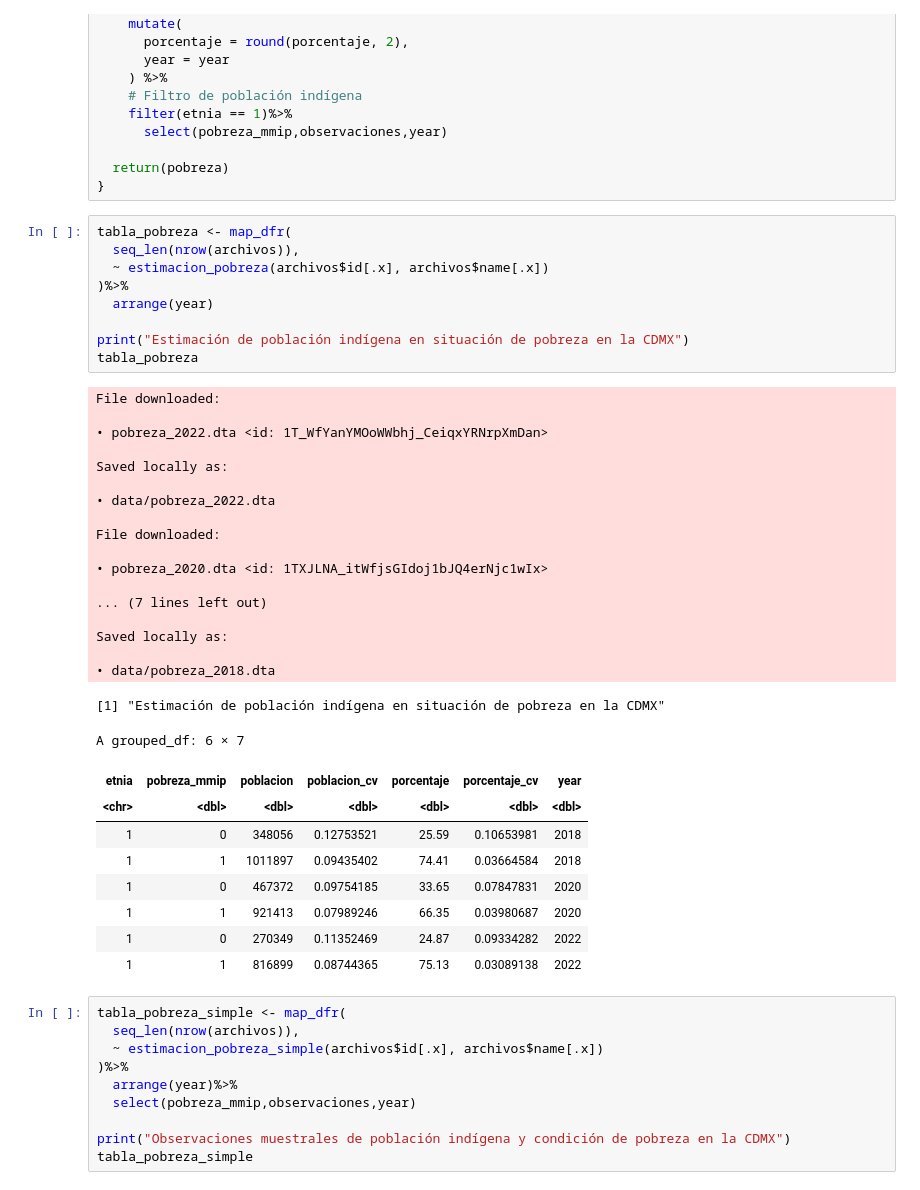
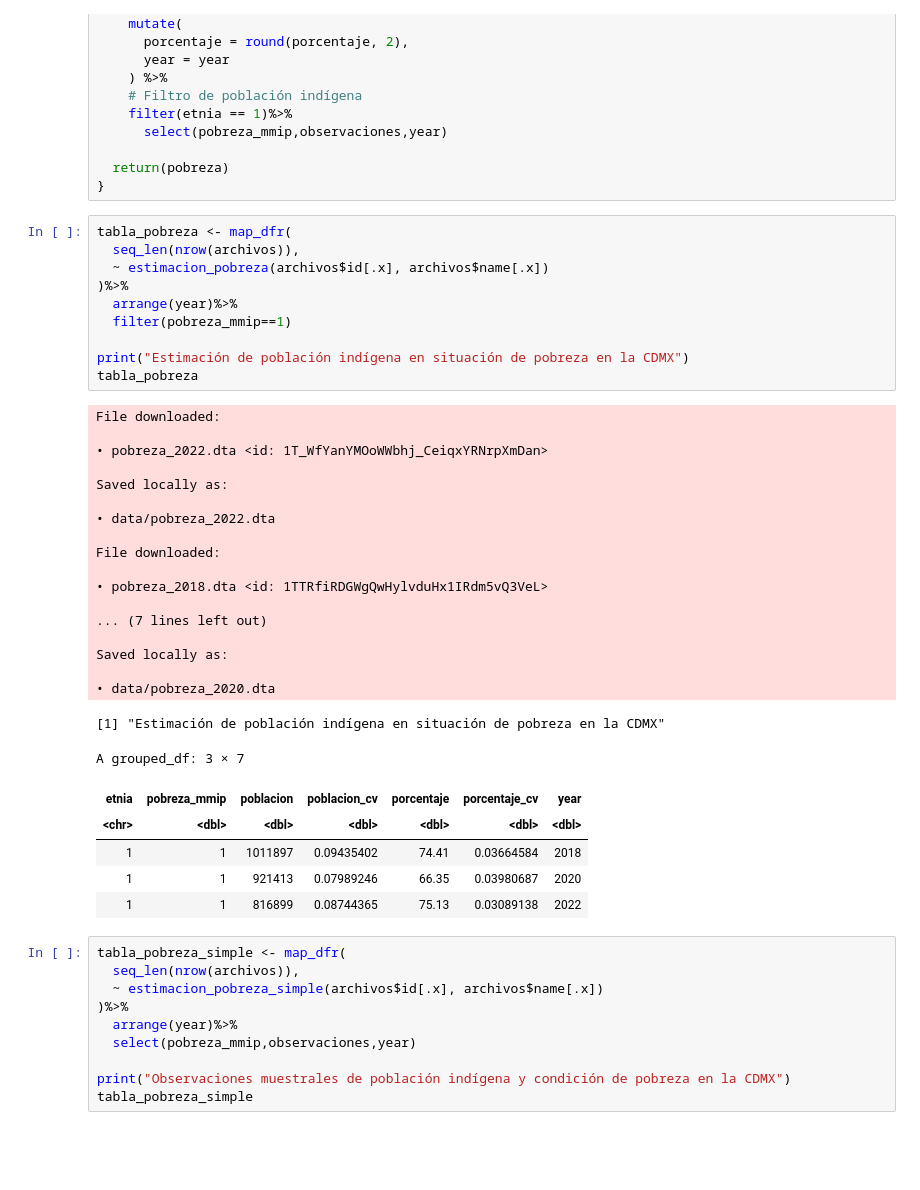
Before and after one commit to cpyp-ipdp/pgd_cdmx, a Jupyter notebook: indicadores/pueblos_indigenas/indicadores_pueblos_indigenas.ipynb, the cells around one changed output. Cells and saved outputs as stored; diff of their text form; blank space fills up the shorter version.

```diff
--- a/indicadores/pueblos_indigenas/indicadores_pueblos_indigenas.ipynb
+++ b/indicadores/pueblos_indigenas/indicadores_pueblos_indigenas.ipynb
@@ -465,39 +486,37 @@ estimacion_pobreza_simple <- function(file_id, file_name) {
 # %%
 tabla_pobreza <- map_dfr(
   seq_len(nrow(archivos)),
   ~ estimacion_pobreza(archivos$id[.x], archivos$name[.x])
 )%>%
-  arrange(year)
+  arrange(year)%>%
+  filter(pobreza_mmip==1)
 
 print("Estimación de población indígena en situación de pobreza en la CDMX")
 tabla_pobreza
 # %% [output]
 File downloaded:
 
 • pobreza_2022.dta <id: 1T_WfYanYMOoWWbhj_CeiqxYRNrpXmDan>
 
 Saved locally as:
 
 • data/pobreza_2022.dta
 
 File downloaded:
 
-• pobreza_2020.dta <id: 1TXJLNA_itWfjsGIdoj1bJQ4erNjc1wIx>
+• pobreza_2018.dta <id: 1TTRfiRDGWgQwHylvduHx1IRdm5vQ3VeL>
 
 ... (7 lines left out)
 
 Saved locally as:
 
-• data/pobreza_2018.dta
+• data/pobreza_2020.dta
 [1] "Estimación de población indígena en situación de pobreza en la CDMX"
-A grouped_df: 6 × 7
+A grouped_df: 3 × 7
 | etnia | pobreza_mmip | poblacion | poblacion_cv | porcentaje | porcentaje_cv | year |
 | <chr> | <dbl> | <dbl> | <dbl> | <dbl> | <dbl> | <dbl> |
-| 1 | 0 | 348056 | 0.12753521 | 25.59 | 0.10653981 | 2018 |
 | 1 | 1 | 1011897 | 0.09435402 | 74.41 | 0.03664584 | 2018 |
-| 1 | 0 | 467372 | 0.09754185 | 33.65 | 0.07847831 | 2020 |
 | 1 | 1 | 921413 | 0.07989246 | 66.35 | 0.03980687 | 2020 |
-| 1 | 0 | 270349 | 0.11352469 | 24.87 | 0.09334282 | 2022 |
 | 1 | 1 | 816899 | 0.08744365 | 75.13 | 0.03089138 | 2022 |
 # %%
 tabla_pobreza_simple <- map_dfr(
```
Also changed, not shown: parts of 12 cells of this notebook.
